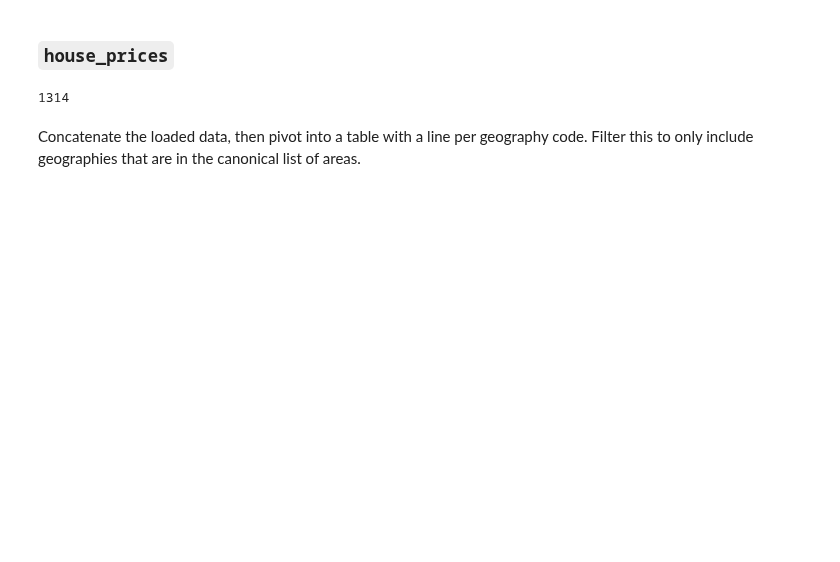
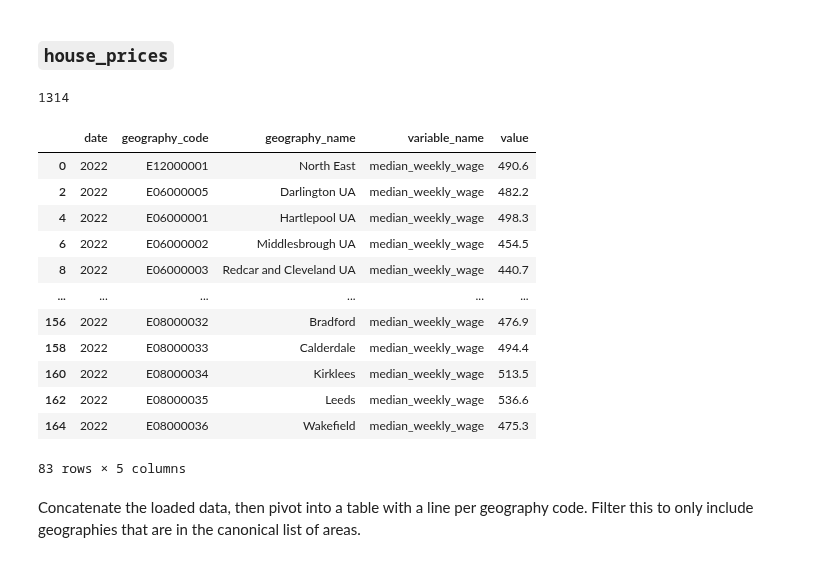
Before and after one commit to open-innovations/jrf-insight, a Jupyter notebook: pipelines/place/transform.ipynb, the cells around one changed output. Drawn from its saved outputs; the diff is of its cells as text; code cells hidden in the pictures; blank space fills up the shorter version.

```diff
--- a/pipelines/place/transform.ipynb
+++ b/pipelines/place/transform.ipynb
@@ -405,6 +415,27 @@ geo = pd.read_csv(f"{DATA_DIR}/geo/geography_lookup.csv")
 tot = len(geo.LAD22CD.unique()) + len(geo.WD22CD.unique())
 # %% [output]
 1314
+# %%
+weekly_earnings = pd.read_csv(f'{DATA_DIR}/ashe/weekly-earnings.csv')
+weekly_earnings['value'] = pd.to_numeric(weekly_earnings['value'], errors='coerce')
+weekly_earnings.round({'value':1})
+mean_weekly_earnings = weekly_earnings[weekly_earnings.variable_name == 'mean_weekly_wage']
+median_weekly_earnings = weekly_earnings[weekly_earnings.variable_name == 'median_weekly_wage']
+median_weekly_earnings
+# %% [output]
+|  | date | geography_code | geography_name | variable_name | value |
+| 0 | 2022 | E12000001 | North East | median_weekly_wage | 490.6 |
+| 2 | 2022 | E06000005 | Darlington UA | median_weekly_wage | 482.2 |
+| 4 | 2022 | E06000001 | Hartlepool UA | median_weekly_wage | 498.3 |
+| 6 | 2022 | E06000002 | Middlesbrough UA | median_weekly_wage | 454.5 |
+| 8 | 2022 | E06000003 | Redcar and Cleveland UA | median_weekly_wage | 440.7 |
+| ... | ... | ... | ... | ... | ... |
+| 156 | 2022 | E08000032 | Bradford | median_weekly_wage | 476.9 |
+| 158 | 2022 | E08000033 | Calderdale | median_weekly_wage | 494.4 |
+| 160 | 2022 | E08000034 | Kirklees | median_weekly_wage | 513.5 |
+| 162 | 2022 | E08000035 | Leeds | median_weekly_wage | 536.6 |
+| 164 | 2022 | E08000036 | Wakefield | median_weekly_wage | 475.3 |
+83 rows × 5 columns
 # %% [markdown]
 Concatenate the loaded data, then pivot into a table with a line per geography code. Filter this to only include geographies that are in the canonical list of areas.
 # %%
```
Also changed, not shown: parts of 2 cells of this notebook, 9 other files.
